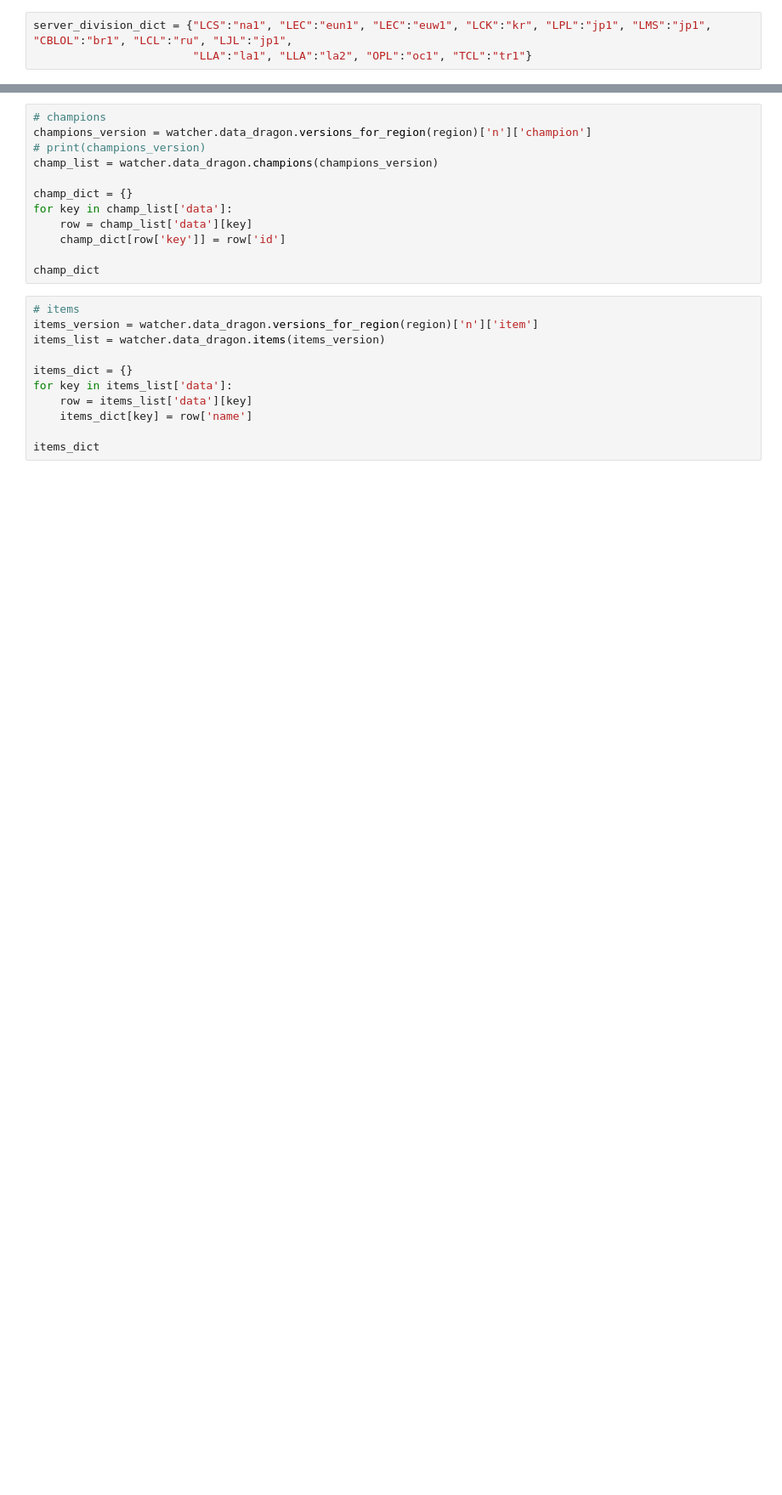
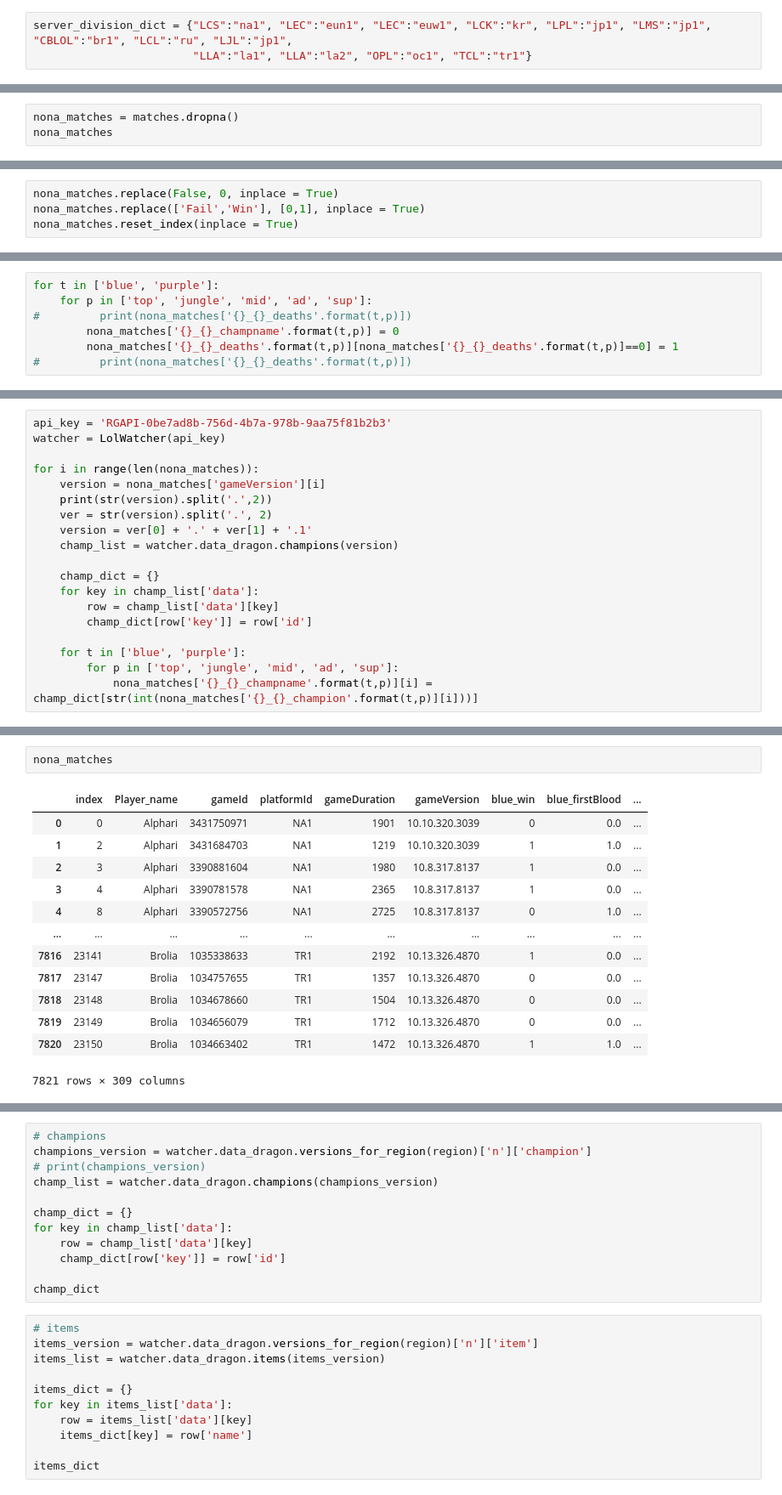
Before and after one commit to tsai00150/League-of-Legend-Analysis-and-Prediction, a Jupyter notebook: LOL match info.ipynb, the cells around one changed output, grey strips where cells are left out. Shown: that part at 85% size. Drawn from its saved outputs; the diff is of its cells as text; blank space fills up the shorter version.

Commit message:
final data

```diff
--- a/LOL match info.ipynb
+++ b/LOL match info.ipynb
@@ -1504,0 +1490,3 @@ match---- 0
+# %%
+nona_matches = matches.dropna()
+nona_matches
@@ -1504,0 +1507,4 @@ match---- 0
+# %%
+nona_matches.replace(False, 0, inplace = True)
+nona_matches.replace(['Fail','Win'], [0,1], inplace = True)
+nona_matches.reset_index(inplace = True)
@@ -1504,0 +1516,7 @@ match---- 0
+# %%
+for t in ['blue', 'purple']:
+    for p in ['top', 'jungle', 'mid', 'ad', 'sup']:
+#         print(nona_matches['{}_{}_deaths'.format(t,p)])
+        nona_matches['{}_{}_champname'.format(t,p)] = 0
+        nona_matches['{}_{}_deaths'.format(t,p)][nona_matches['{}_{}_deaths'.format(t,p)]==0] = 1
+#         print(nona_matches['{}_{}_deaths'.format(t,p)])
@@ -1504,0 +1537,19 @@ match---- 0
+# %%
+api_key = 'RGAPI-0be7ad8b-756d-4b7a-978b-9aa75f81b2b3'
+watcher = LolWatcher(api_key)
+
+for i in range(len(nona_matches)):
+    version = nona_matches['gameVersion'][i]
+    print(str(version).split('.',2))
+    ver = str(version).split('.', 2)
+    version = ver[0] + '.' + ver[1] + '.1'
+    champ_list = watcher.data_dragon.champions(version)
+
+    champ_dict = {}
+    for key in champ_list['data']:
+        row = champ_list['data'][key]
+        champ_dict[row['key']] = row['id']
+
+    for t in ['blue', 'purple']:
+        for p in ['top', 'jungle', 'mid', 'ad', 'sup']:
+            nona_matches['{}_{}_champname'.format(t,p)][i] = champ_dict[str(int(nona_matches['{}_{}_champion'.format(t,p)][i]))]
@@ -1504,0 +1590,16 @@ match---- 0
+# %%
+nona_matches
+# %% [output]
+|  | index | Player_name | gameId | platformId | gameDuration | gameVersion | blue_win | blue_firstBlood | ... |
+| 0 | 0 | Alphari | 3431750971 | NA1 | 1901 | 10.10.320.3039 | 0 | 0.0 | ... |
+| 1 | 2 | Alphari | 3431684703 | NA1 | 1219 | 10.10.320.3039 | 1 | 1.0 | ... |
+| 2 | 3 | Alphari | 3390881604 | NA1 | 1980 | 10.8.317.8137 | 1 | 0.0 | ... |
+| 3 | 4 | Alphari | 3390781578 | NA1 | 2365 | 10.8.317.8137 | 1 | 0.0 | ... |
+| 4 | 8 | Alphari | 3390572756 | NA1 | 2725 | 10.8.317.8137 | 0 | 1.0 | ... |
+| ... | ... | ... | ... | ... | ... | ... | ... | ... | ... |
+| 7816 | 23141 | Brolia | 1035338633 | TR1 | 2192 | 10.13.326.4870 | 1 | 0.0 | ... |
+| 7817 | 23147 | Brolia | 1034757655 | TR1 | 1357 | 10.13.326.4870 | 0 | 0.0 | ... |
+| 7818 | 23148 | Brolia | 1034678660 | TR1 | 1504 | 10.13.326.4870 | 0 | 0.0 | ... |
+| 7819 | 23149 | Brolia | 1034656079 | TR1 | 1712 | 10.13.326.4870 | 0 | 0.0 | ... |
+| 7820 | 23150 | Brolia | 1034663402 | TR1 | 1472 | 10.13.326.4870 | 1 | 1.0 | ... |
+7821 rows × 309 columns
```
Also changed, not shown: parts of 11 cells of this notebook, 2 other files.
